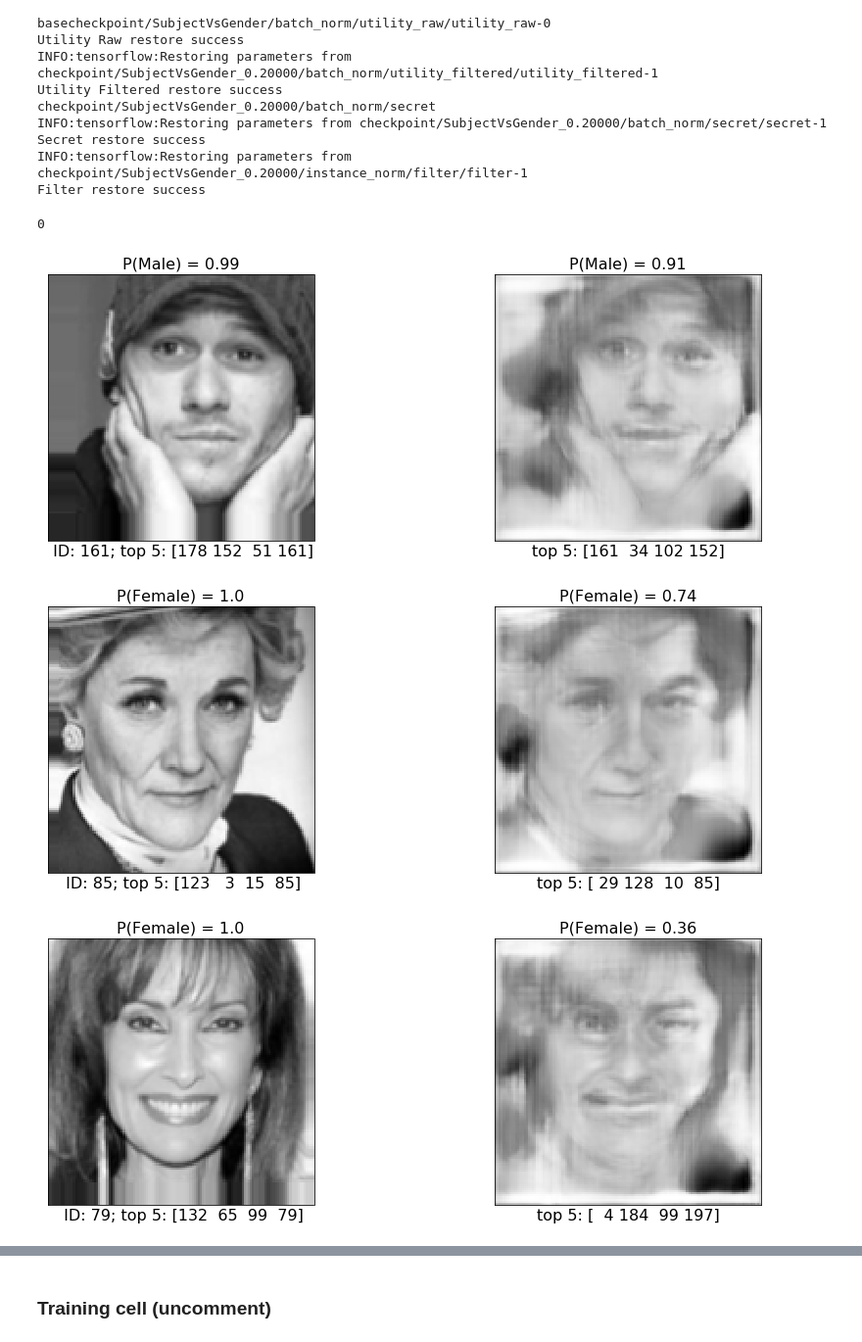
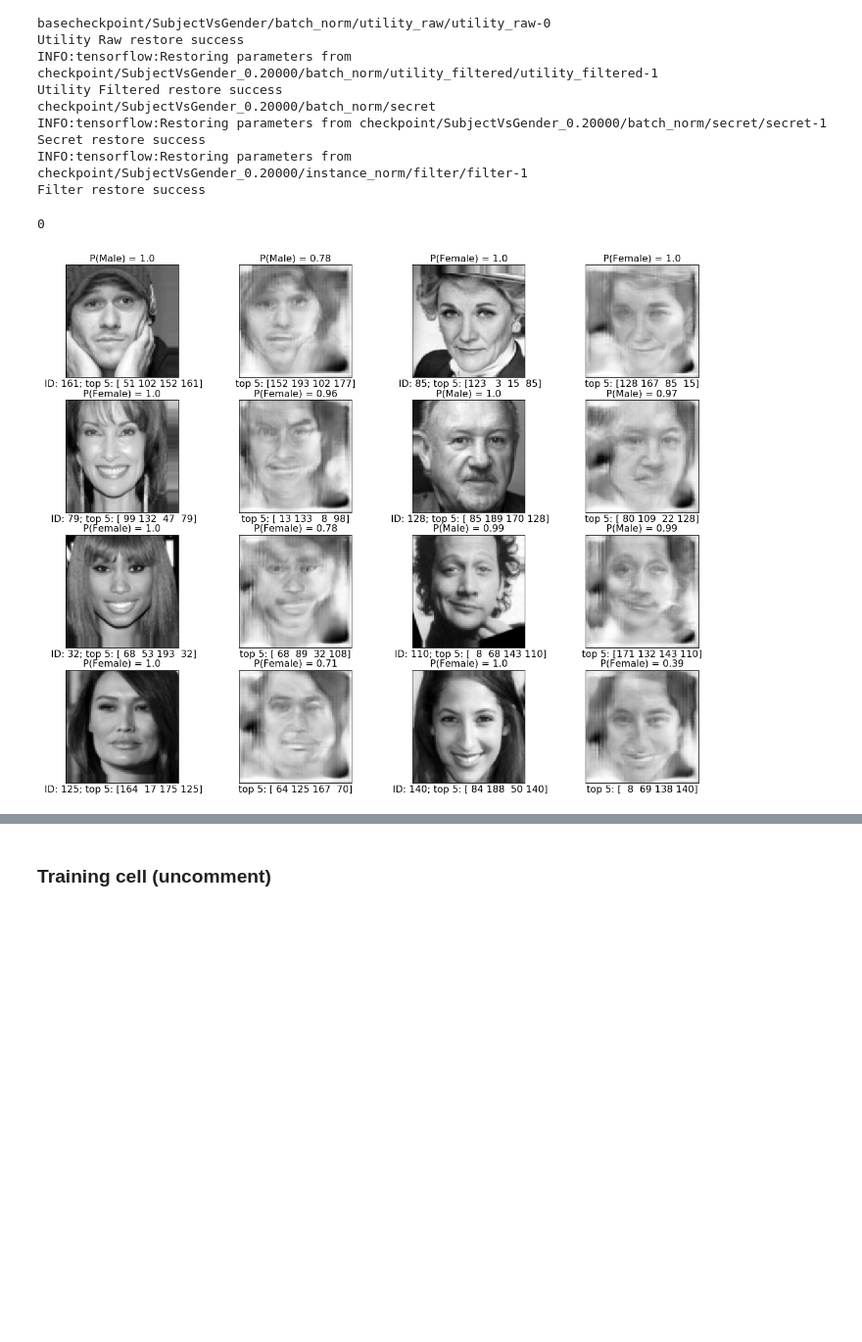
Before and after one commit to MartinBertran/AIOI, a Jupyter notebook: Example-Notebook-Subject-vs-Gender.ipynb, the cells around one changed output, grey strips where cells are left out. Shown at 98% size. Saved outputs shown, nothing was run; the diff lists cells and outputs as text; code cells hidden in the pictures; blank space fills up the shorter version.

```diff
--- a/Example-Notebook-Subject-vs-Gender.ipynb
+++ b/Example-Notebook-Subject-vs-Gender.ipynb
@@ -569,38 +561,40 @@ for idx in np.arange(n_it):
     # Get filtered images & evaluate
     gen_imgs = sess.run(ganClass.filter_output, feed_dict={ganClass.input_image_ph: imgs})
     pUY_aux, pSY_aux = sess.run([ganClass.utility_output, ganClass.secret_output],
                                  feed_dict={ganClass.raw_input_image_ph:gen_imgs})
 
     u_gt = np.argmax(utility_gt_idx[:,:],axis = 1)
     s_gt = np.argmax(secret_gt_idx[:,:],axis = 1)
 
-    for i in np.arange(10):
+    plt.figure(figsize=(20,16))
+    ix_p = 1
+    for i in np.arange(8):
         u_top5 = np.argsort(pUY_aux[i,:])[-4:]
         u_top5gt = np.argsort(pUX_aux[i,:])[-4:]
 
         if s_gt[i] == 0:
             title_str = 'P(Male) = '+str(np.round(pSY_aux[i,s_gt[i]],2))
             title_str_o = 'P(Male) = '+str(np.round(pSX_aux[i,s_gt[i]],2))
         else:
             title_str = 'P(Female) = '+str(np.round(pSY_aux[i,s_gt[i]],2))
             title_str_o = 'P(Female) = '+str(np.round(pSX_aux[i,s_gt[i]],2))
 
-        plt.figure(figsize=(15,5))
-        plt.subplot(1,2,1)
+
+        plt.subplot(4,4,ix_p)
+        ix_p += 1
         plt.title(title_str_o,fontsize = 16)
         plt.imshow(imgs[i,:,:,:].squeeze(),cmap = 'gray')
         plt.xlabel(' ID: '+str(u_gt[i]) + '; top 5: '+str(u_top5gt),fontsize = 16)
         plt.xticks([])
         plt.yticks([])
-        plt.subplot(1,2,2)
+        plt.subplot(4,4,ix_p)
+        ix_p += 1
         plt.title(title_str,fontsize = 16)
         plt.imshow(gen_imgs[i,:,:,:].squeeze(),cmap = 'gray')
         plt.xlabel( 'top 5: '+str(u_top5),fontsize = 16)
         plt.yticks([])
         plt.xticks([])
-        plt.show()
+    plt.show()
 # %% [output]
 0
-[figure, old version]
+[figure, new version]
-[figure, removed]
-[figure, removed]
```
Also changed, not shown: parts of 9 cells of this notebook.
